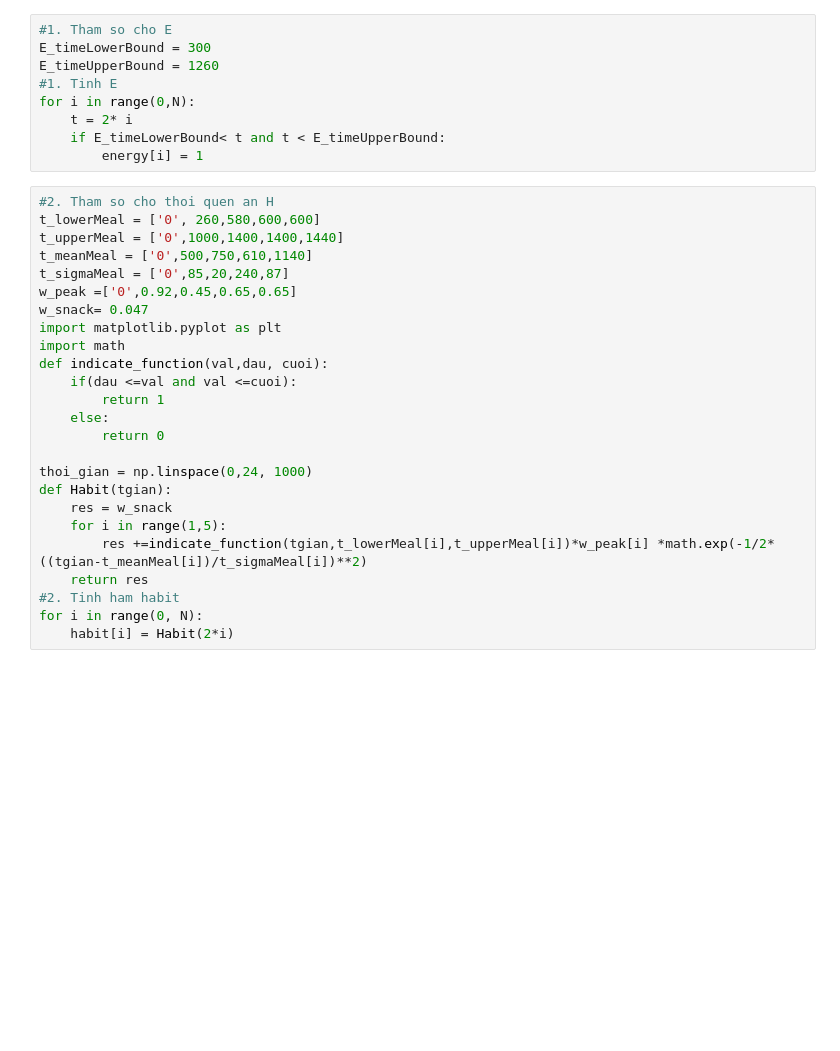
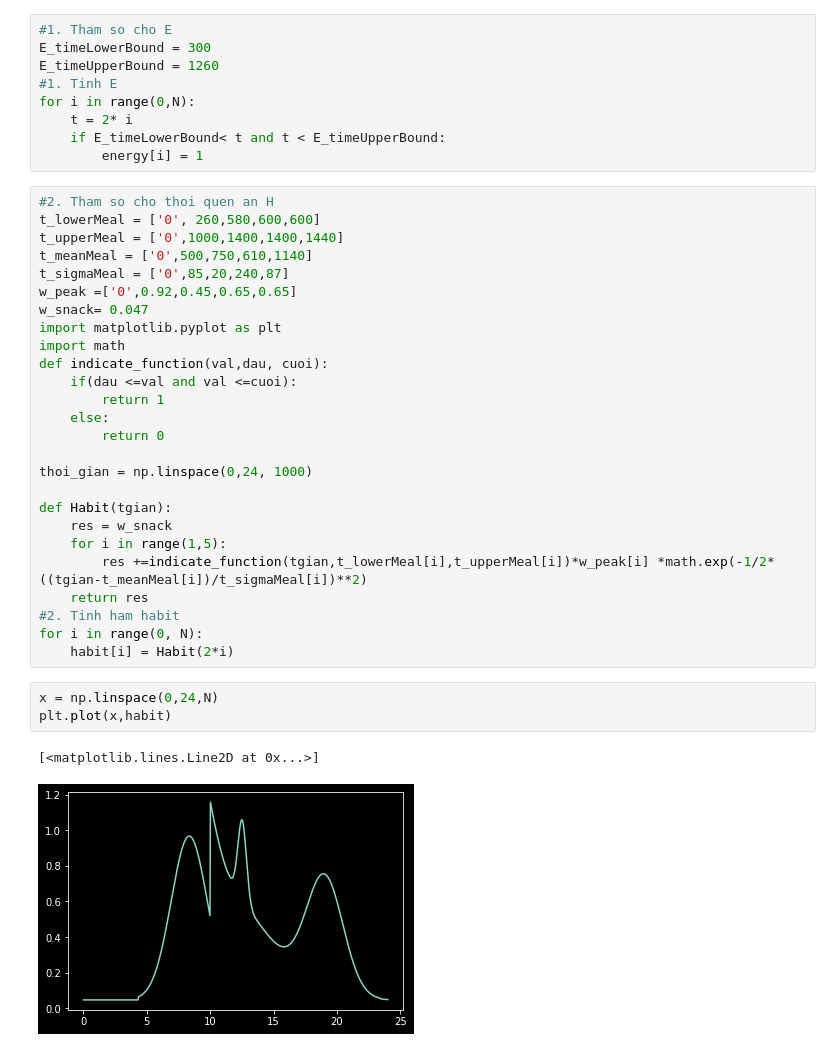
Before and after one commit to anthule123/2.-food-intake-simulation, a Jupyter notebook: food intake 2.ipynb, the cells around one changed output. Cells and saved outputs as stored; diff of their text form; blank space fills up the shorter version.

```diff
--- a/food intake 2.ipynb
+++ b/food intake 2.ipynb
@@ -37,6 +38,7 @@ def indicate_function(val,dau, cuoi):
         return 0
 
 thoi_gian = np.linspace(0,24, 1000)
+
 def Habit(tgian):
     res = w_snack
     for i in range(1,5):
@@ -45,6 +47,12 @@ def Habit(tgian):
 #2. Tinh ham habit
 for i in range(0, N):
     habit[i] = Habit(2*i)
+# %%
+x = np.linspace(0,24,N)
+plt.plot(x,habit)
+# %% [output]
+[<matplotlib.lines.Line2D at 0x...>]
+[figure, added]
 # %%
 #3,4,5,6,7,8,9: Cac tham so con lai can init va vong lap
 #Init
```
Also changed, not shown: parts of 9 cells of this notebook.
